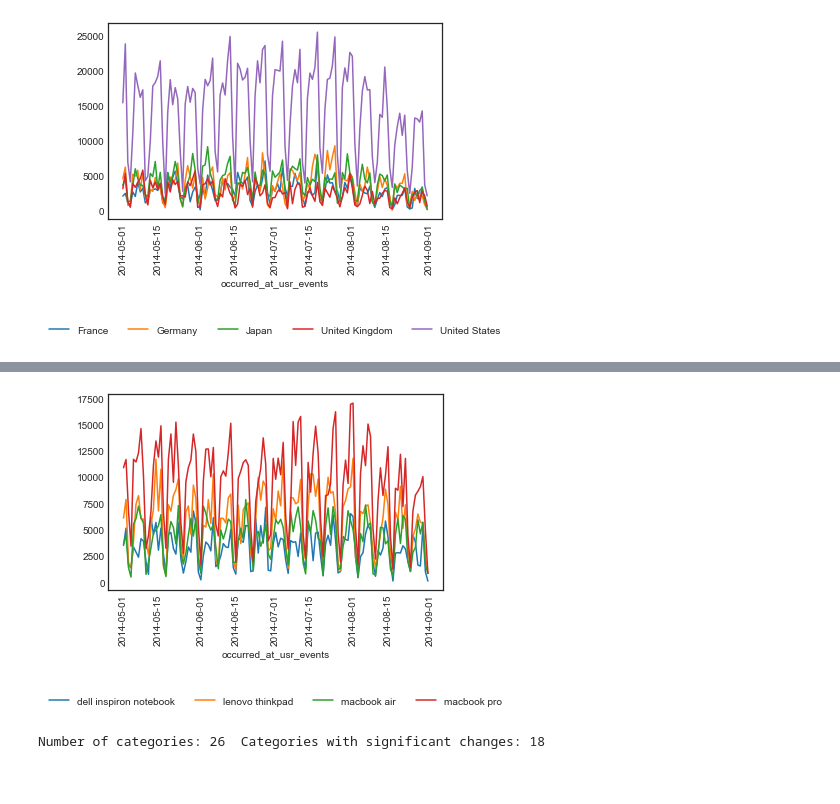
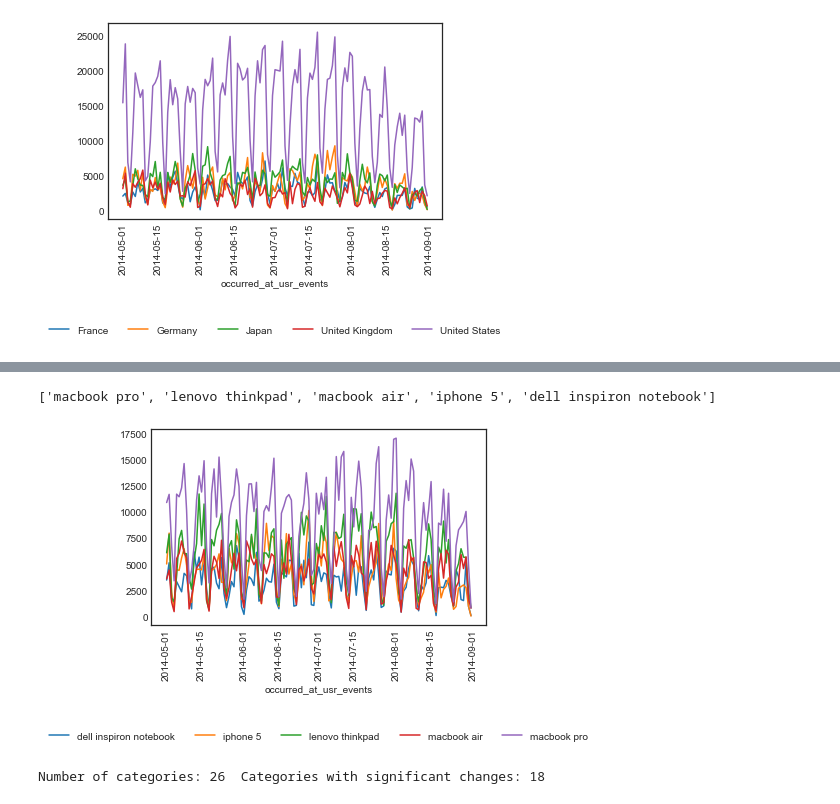
Before and after one commit to chiaracapuano/customercliffdive, a Jupyter notebook: ccd.ipynb, the cells around one changed output, grey strips where cells are left out. Saved outputs shown, nothing was run; the diff lists cells and outputs as text; code cells hidden in the pictures.

```diff
--- a/ccd.ipynb
+++ b/ccd.ipynb
@@ -174,11 +173,12 @@ Number of categories: 47  Categories with significant changes: 26
 # %%
 df_device = df_transform(df, 'device', 'occurred_at_usr_events')
 # %%
-devs = ['macbook pro', 'lenovo thinkpad', 'macbook air', 'iphone', 'dell inspiron notebook']
+devs = ['macbook pro', 'lenovo thinkpad', 'macbook air', 'iphone 5', 'dell inspiron notebook']
 
 plot_trends(df_device, 'device', 'occurred_at_usr_events', lst = devs)
 # %% [output]
+['macbook pro', 'lenovo thinkpad', 'macbook air', 'iphone 5', 'dell inspiron notebook']
-[figure, old version]
+[figure, new version]
 # %%
 significant_changes(df_device, 'device', 'occurred_at_usr_events')
 # %% [output]
```
Also changed, not shown: parts of 1 cell of this notebook.
